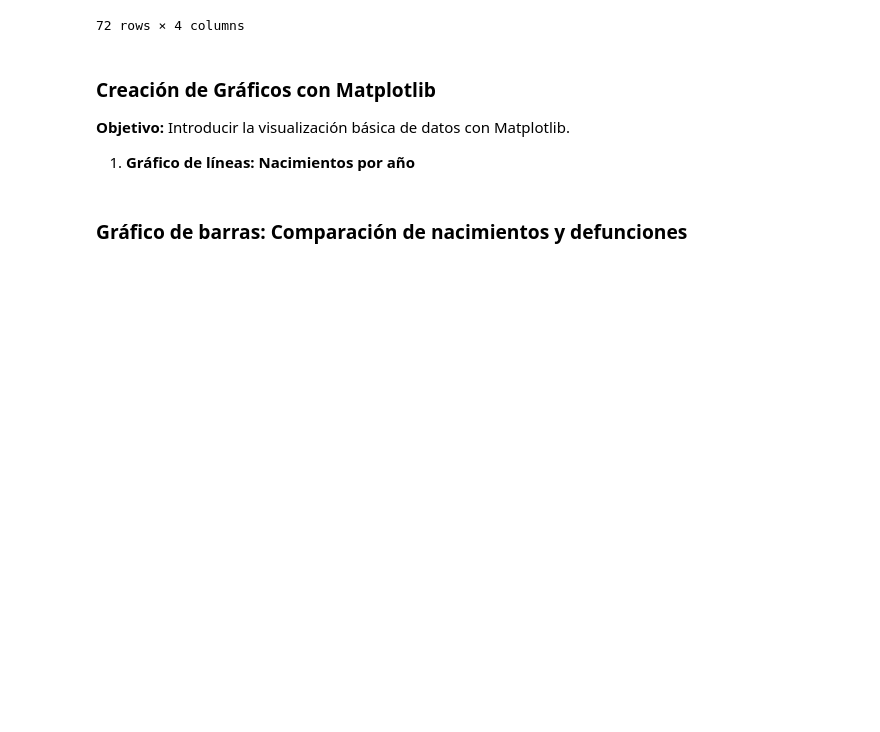
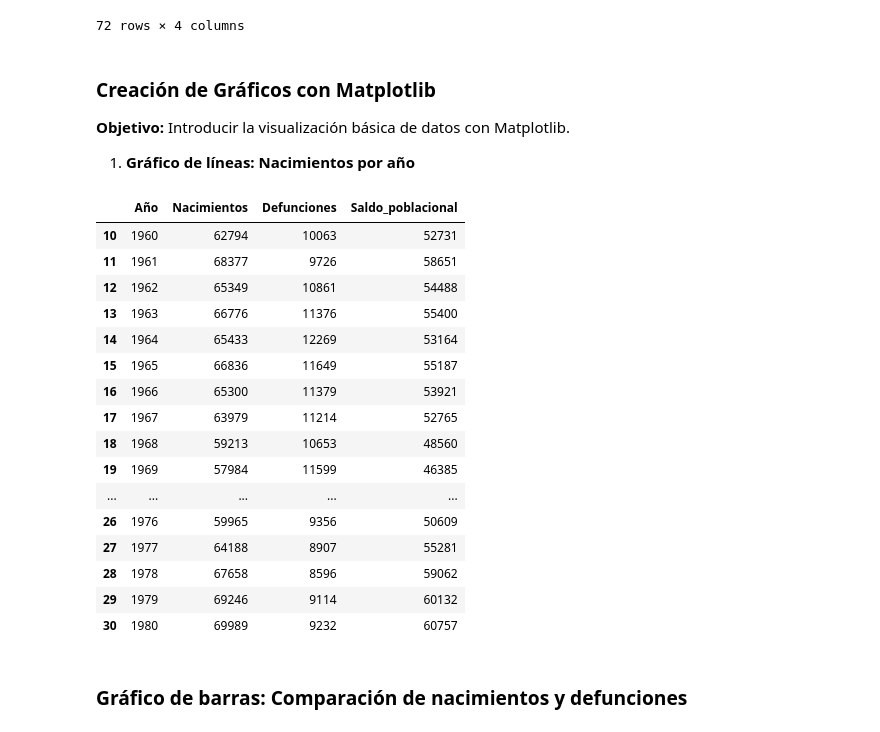
Before and after one commit to marivilla93/Programacion-Python-Basico-GRUPO-1---6181133432, a Jupyter notebook: Estudiantes/Mariana V/NOTEBOOKS CLASES/CLASE 10/Tarea/Tarea Semana 12.ipynb, the cells around one changed output. Drawn from its saved outputs; the diff is of its cells as text; code cells hidden in the pictures; blank space fills up the shorter version.

```diff
--- a/Estudiantes/Mariana V/NOTEBOOKS CLASES/CLASE 10/Tarea/Tarea Semana 12.ipynb
+++ b/Estudiantes/Mariana V/NOTEBOOKS CLASES/CLASE 10/Tarea/Tarea Semana 12.ipynb
@@ -190,2 +188,27 @@ import matplotlib.pyplot as plt
+# %%
+import matplotlib.pyplot as plt
+anio_inicial= int(input('Ingrese el año inicial: '))
+anio_final= int(input('Ingrese el año final: '))
+#df >= anio_inicial and <= anio_final
+df_rango_anios= df[(df['Año']>= anio_inicial) & (df['Año'] <= anio_final)] #DF entre [], pero le pido filas entre (). Uso & por ser Series o Data Frames.
+df_rango_anios
+# %% [output]
+|  | Año | Nacimientos | Defunciones | Saldo_poblacional |
+| 10 | 1960 | 62794 | 10063 | 52731 |
+| 11 | 1961 | 68377 | 9726 | 58651 |
+| 12 | 1962 | 65349 | 10861 | 54488 |
+| 13 | 1963 | 66776 | 11376 | 55400 |
+| 14 | 1964 | 65433 | 12269 | 53164 |
+| 15 | 1965 | 66836 | 11649 | 55187 |
+| 16 | 1966 | 65300 | 11379 | 53921 |
+| 17 | 1967 | 63979 | 11214 | 52765 |
+| 18 | 1968 | 59213 | 10653 | 48560 |
+| 19 | 1969 | 57984 | 11599 | 46385 |
+| ... | ... | ... | ... | ... |
+| 26 | 1976 | 59965 | 9356 | 50609 |
+| 27 | 1977 | 64188 | 8907 | 55281 |
+| 28 | 1978 | 67658 | 8596 | 59062 |
+| 29 | 1979 | 69246 | 9114 | 60132 |
+| 30 | 1980 | 69989 | 9232 | 60757 |
 # %% [markdown]
 ### **Gráfico de barras: Comparación de nacimientos y defunciones**
```
Also changed, not shown: parts of 11 cells of this notebook.
